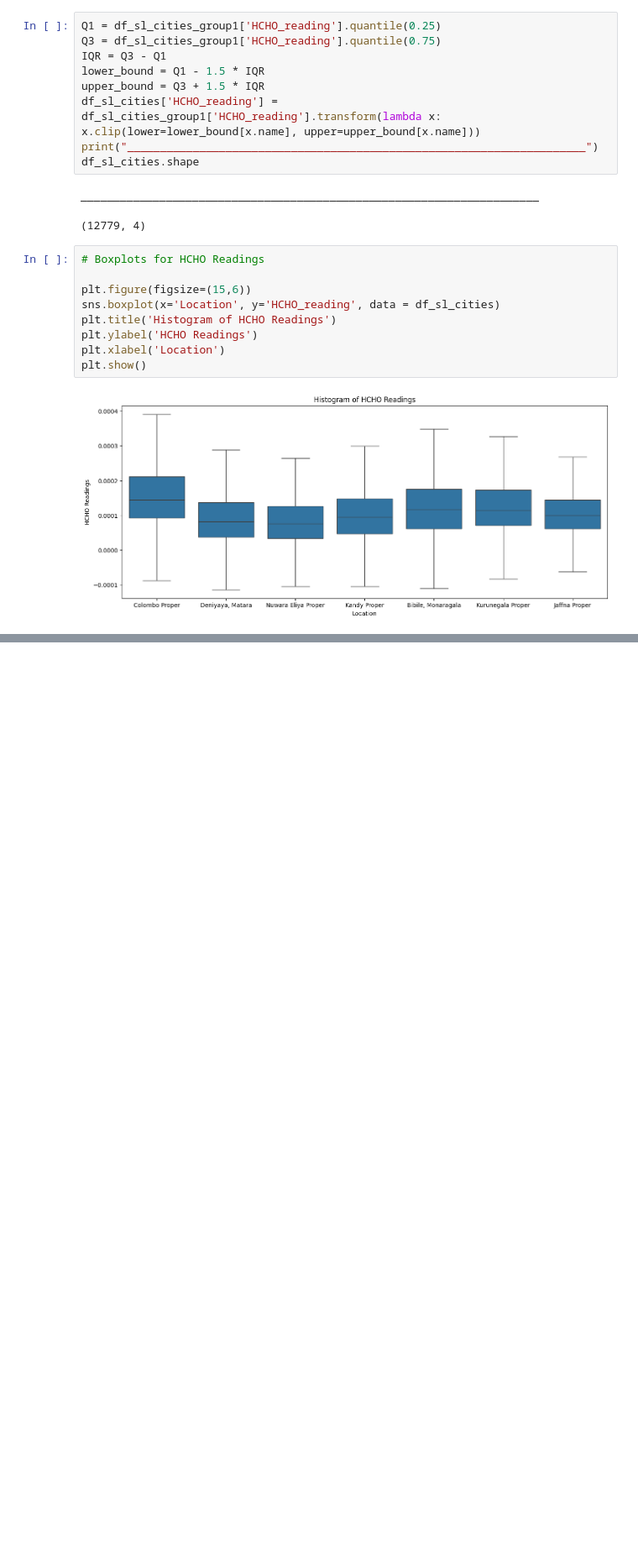
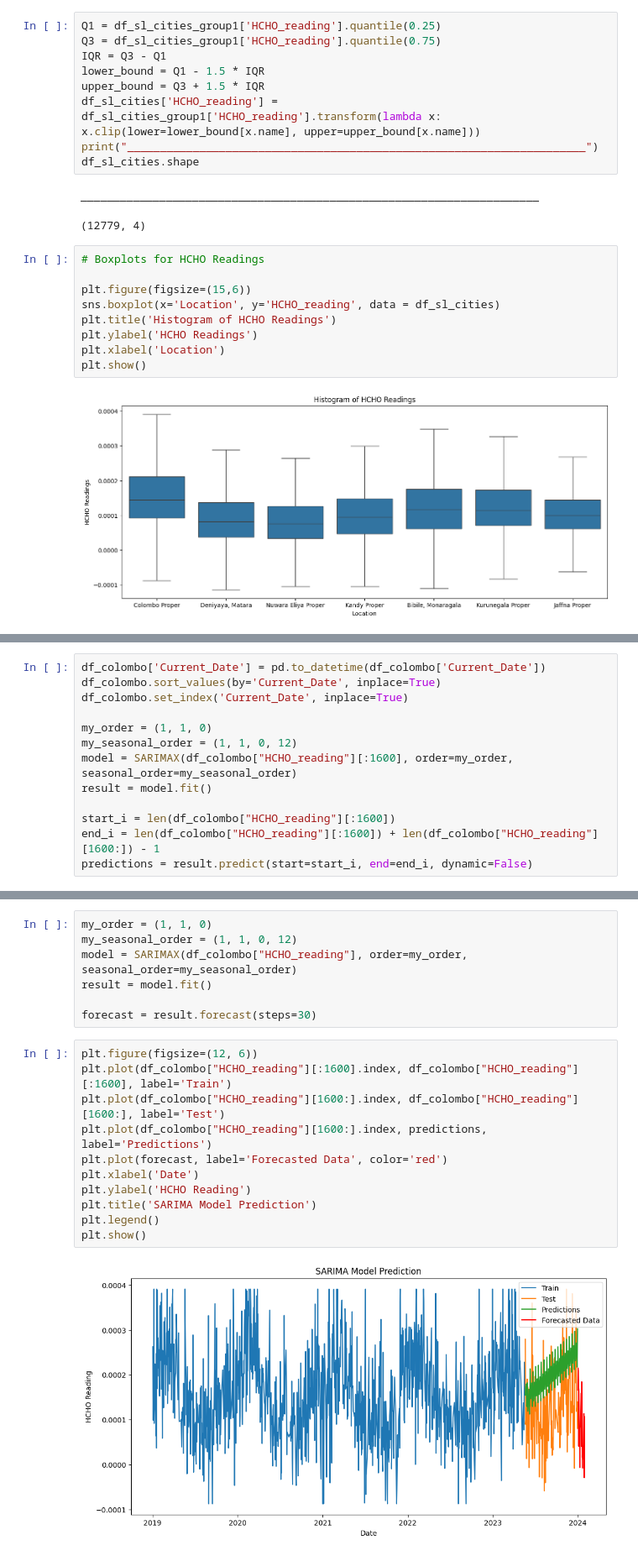
Before and after one commit to Lafri-13/Analysing-Tropospheric-Formaldehyde-HCHO-gas-in-Sri-Lanka, a Jupyter notebook: Analysis_HCHO.ipynb, the cells around one changed output, grey strips where cells are left out. Shown at 84% size. Saved outputs shown, nothing was run; the diff lists cells and outputs as text; blank space fills up the shorter version.

```diff
--- a/Analysis_HCHO.ipynb
+++ b/Analysis_HCHO.ipynb
@@ -506,0 +594,13 @@ plt.show()
+# %%
+df_colombo['Current_Date'] = pd.to_datetime(df_colombo['Current_Date'])
+df_colombo.sort_values(by='Current_Date', inplace=True)
+df_colombo.set_index('Current_Date', inplace=True)
+
+my_order = (1, 1, 0)
+my_seasonal_order = (1, 1, 0, 12)
+model = SARIMAX(df_colombo["HCHO_reading"][:1600], order=my_order, seasonal_order=my_seasonal_order)
+result = model.fit()
+
+start_i = len(df_colombo["HCHO_reading"][:1600])
+end_i = len(df_colombo["HCHO_reading"][:1600]) + len(df_colombo["HCHO_reading"][1600:]) - 1
+predictions = result.predict(start=start_i, end=end_i, dynamic=False)
@@ -506,0 +627,20 @@ plt.show()
+# %%
+my_order = (1, 1, 0)
+my_seasonal_order = (1, 1, 0, 12)
+model = SARIMAX(df_colombo["HCHO_reading"], order=my_order, seasonal_order=my_seasonal_order)
+result = model.fit()
+
+forecast = result.forecast(steps=30)
+# %%
+plt.figure(figsize=(12, 6))
+plt.plot(df_colombo["HCHO_reading"][:1600].index, df_colombo["HCHO_reading"][:1600], label='Train')
+plt.plot(df_colombo["HCHO_reading"][1600:].index, df_colombo["HCHO_reading"][1600:], label='Test')
+plt.plot(df_colombo["HCHO_reading"][1600:].index, predictions, label='Predictions')
+plt.plot(forecast, label='Forecasted Data', color='red')
+plt.xlabel('Date')
+plt.ylabel('HCHO Reading')
+plt.title('SARIMA Model Prediction')
+plt.legend()
+plt.show()
+# %% [output]
+[figure, added]
```
Also changed, not shown: parts of 13 cells of this notebook.
